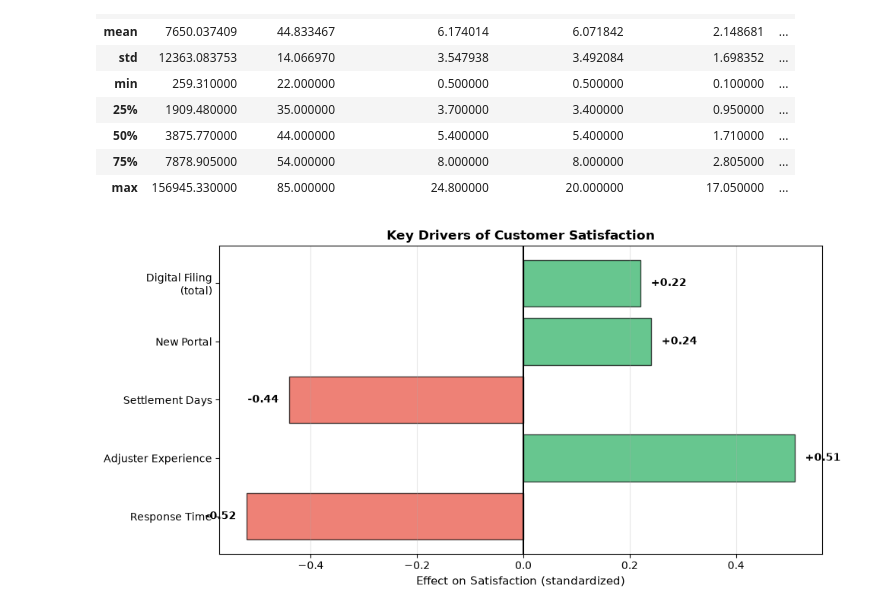
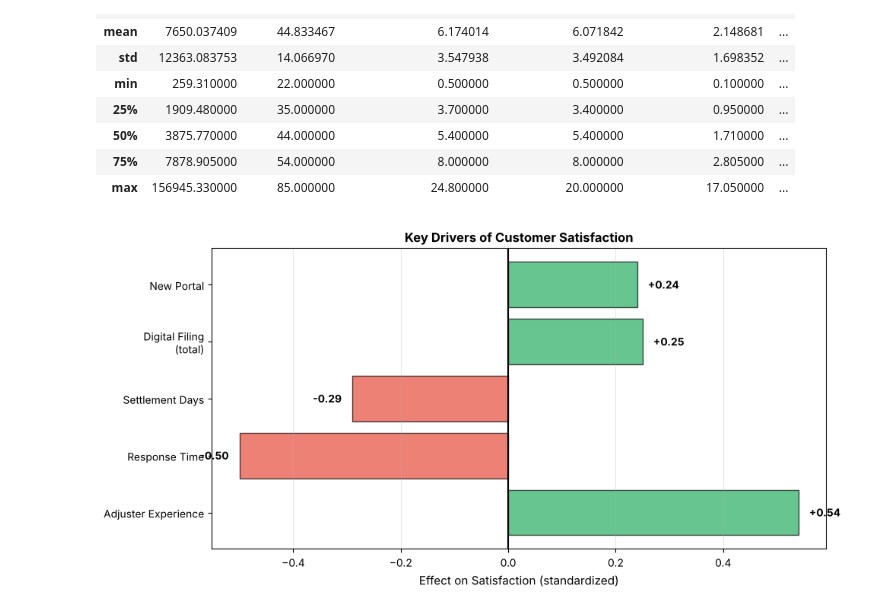
Before and after one commit to jscode-1302/insurance-claims-optimization, a Jupyter notebook: analysis.ipynb, the cells around one changed output. Saved outputs shown, nothing was run; the diff lists cells and outputs as text; code cells hidden in the pictures.

```diff
--- a/analysis.ipynb
+++ b/analysis.ipynb
@@ -639,31 +646,31 @@ df.describe()
 # %%
 # Satisfaction drivers visualization for README
 fig, ax = plt.subplots(figsize=(10, 5))
 
-drivers = ['Response Time', 'Adjuster Experience', 'Settlement Days', 'New Portal', 'Digital Filing\n(total)']
-effects = [-0.52, 0.51, -0.44, 0.24, 0.22]
+drivers = ['Adjuster Experience', 'Response Time', 'Settlement Days', 'Digital Filing\n(total)', 'New Portal']
+effects = [0.54, -0.50, -0.29, 0.25, 0.24]
 colors = ['#E74C3C' if x < 0 else '#27AE60' for x in effects]
 
 bars = ax.barh(drivers, effects, color=colors, alpha=0.7, edgecolor='black')
 
 # Add value labels
 for bar, effect in zip(bars, effects):
     width = bar.get_width()
     label_x = width + (0.02 if width > 0 else -0.02)
     ha = 'left' if width > 0 else 'right'
     ax.text(label_x, bar.get_y() + bar.get_height()/2., f'{effect:+.2f}',
             ha=ha, va='center', fontsize=10, fontweight='bold')
 
 ax.axvline(x=0, color='black', linewidth=1.5)
 ax.set_xlabel('Effect on Satisfaction (standardized)', fontsize=11)
 ax.set_title('Key Drivers of Customer Satisfaction', fontsize=12, fontweight='bold')
 ax.grid(axis='x', alpha=0.3)
 
 plt.tight_layout()
 plt.savefig('images/satisfaction_drivers.png', dpi=300, bbox_inches='tight')
 plt.show()
 # %% [output]
-[figure, old version]
+[figure, new version]
 # %% [markdown]
 ### Results
 
```
Also changed, not shown: parts of 22 cells of this notebook, 6 other files.
